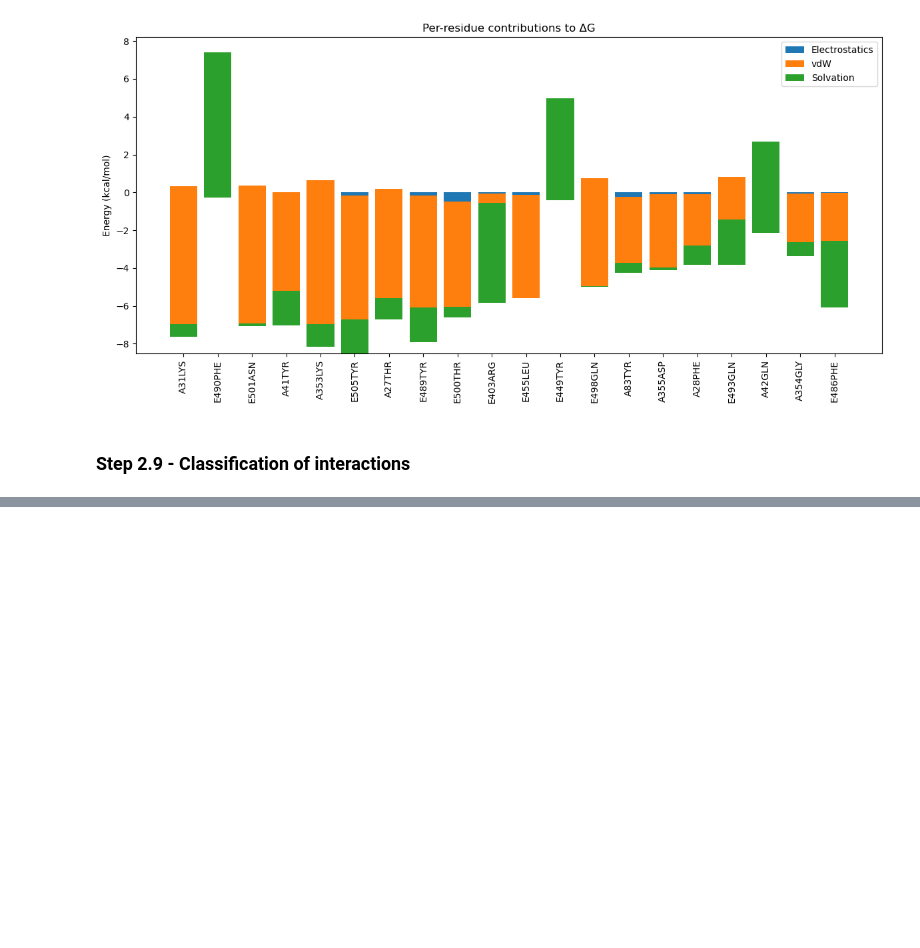
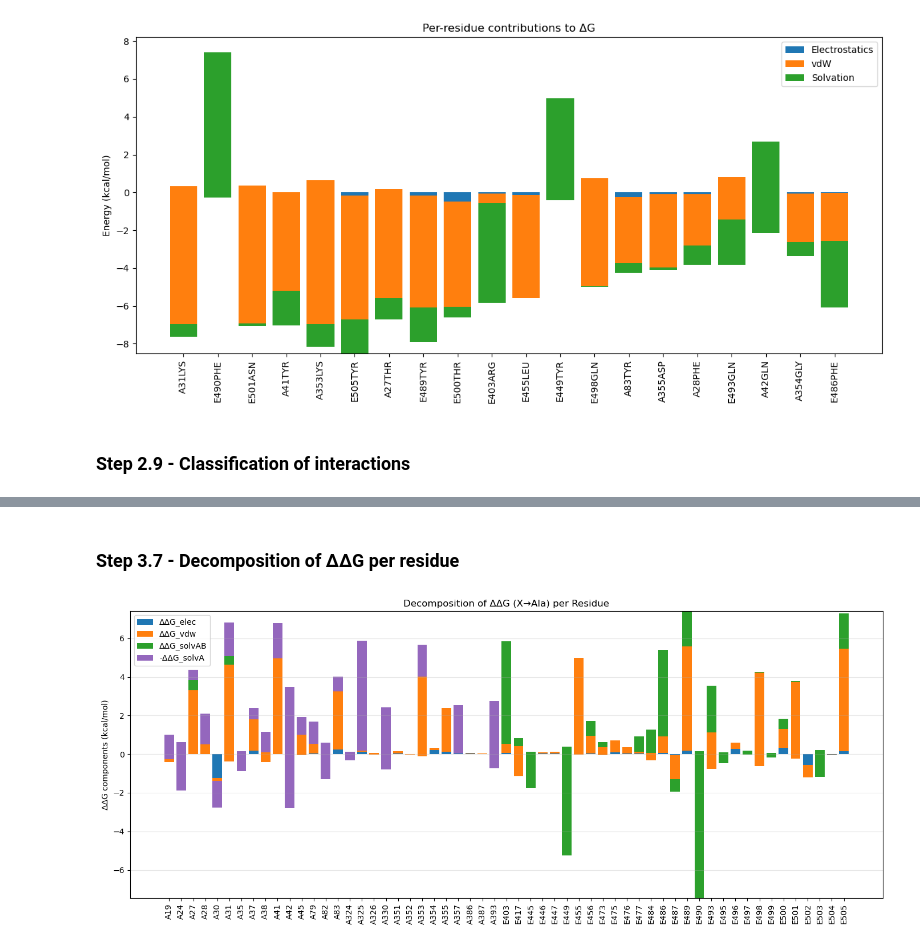
Before and after one commit to lacintadiez/BioPhysics_Project_2025, a Jupyter notebook: Code_Data_Repo/Biophysics Project 2025 Notebook Pipeline Layout.ipynb, the cells around one changed output, grey strips where cells are left out. Saved outputs shown, nothing was run; the diff lists cells and outputs as text; code cells hidden in the pictures; blank space fills up the shorter version.

```diff
--- a/Code_Data_Repo/Biophysics Project 2025 Notebook Pipeline Layout.ipynb
+++ b/Code_Data_Repo/Biophysics Project 2025 Notebook Pipeline Layout.ipynb
@@ -494,0 +703,31 @@ Solvation hotspots: [('E', 'PHE', 490, 7.689991000000001), ('A', 'TYR', 41, -1.8
+# %% [markdown]
+### Step 3.7 - Decomposition of ΔΔG per residue
+# %%
+E    = df['ddG_elec']
+V    = df['ddG_vdw']
+SAB  = df['ddG_solvAB']
+SA   = df['ddG_solvA']
+labels = df['Label']
+x = range(len(labels))
+
+plt.figure(figsize=(14,6))
+
+bottom = np.zeros(len(df))
+plt.bar(x, E, label="ΔΔG_elec", color="tab:blue")
+bottom += E
+plt.bar(x, V, bottom=bottom, label="ΔΔG_vdw", color="tab:orange")
+bottom += V
+plt.bar(x, SAB, bottom=bottom, label="ΔΔG_solvAB", color="tab:green")
+bottom += SAB
+plt.bar(x, -SA, bottom=bottom, label="-ΔΔG_solvA", color="tab:purple")  # subtracting solvation mono
+
+plt.xticks(x, labels, rotation=90)
+plt.ylabel("ΔΔG components (kcal/mol)")
+plt.title("Decomposition of ΔΔG (X→Ala) per Residue")
+plt.legend()
+plt.grid(axis='y', alpha=0.3)
+
+plt.tight_layout()
+plt.show()
+# %% [output]
+[figure, added]
```
Also changed, not shown: parts of 20 cells of this notebook, 32 other files.
